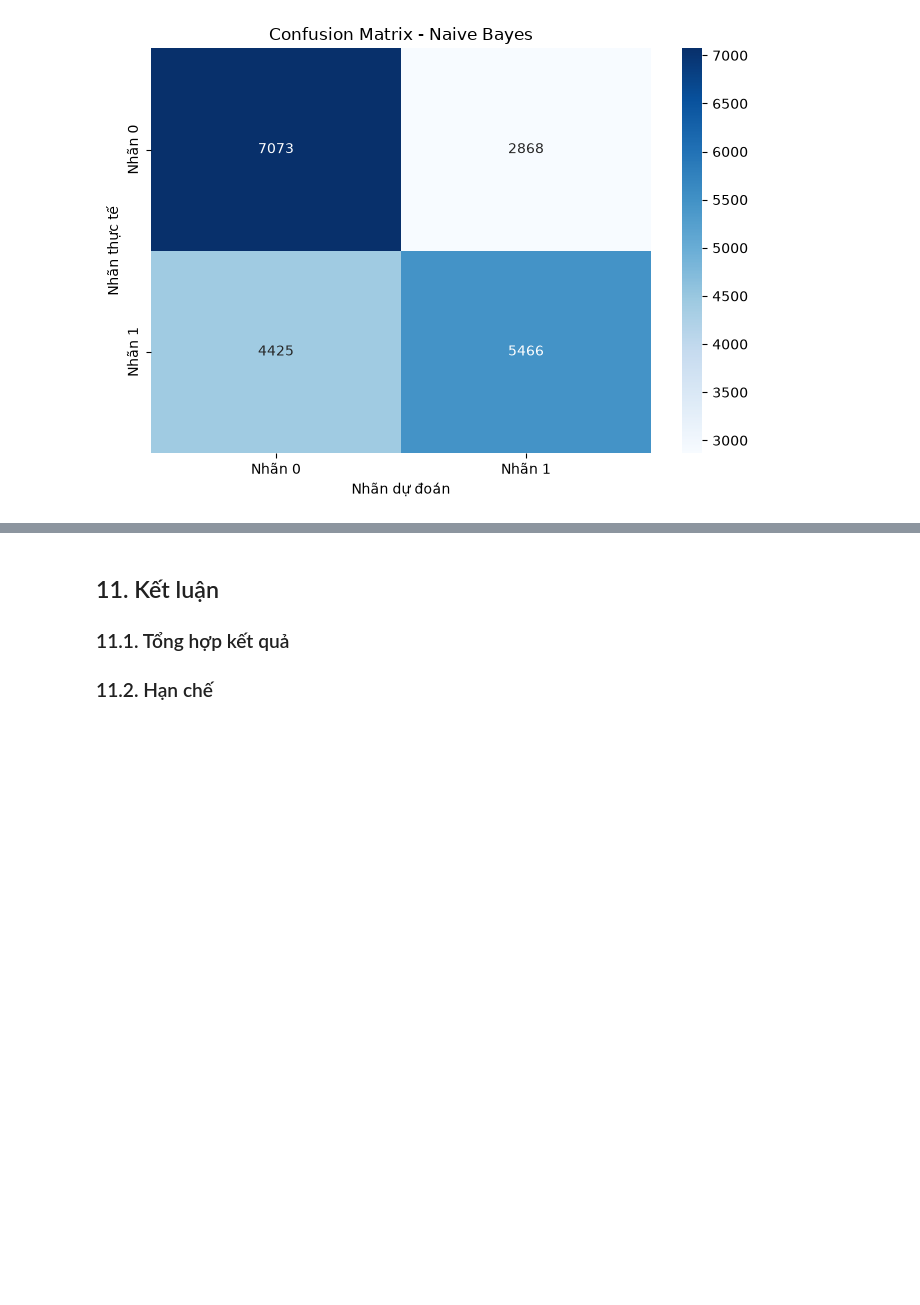
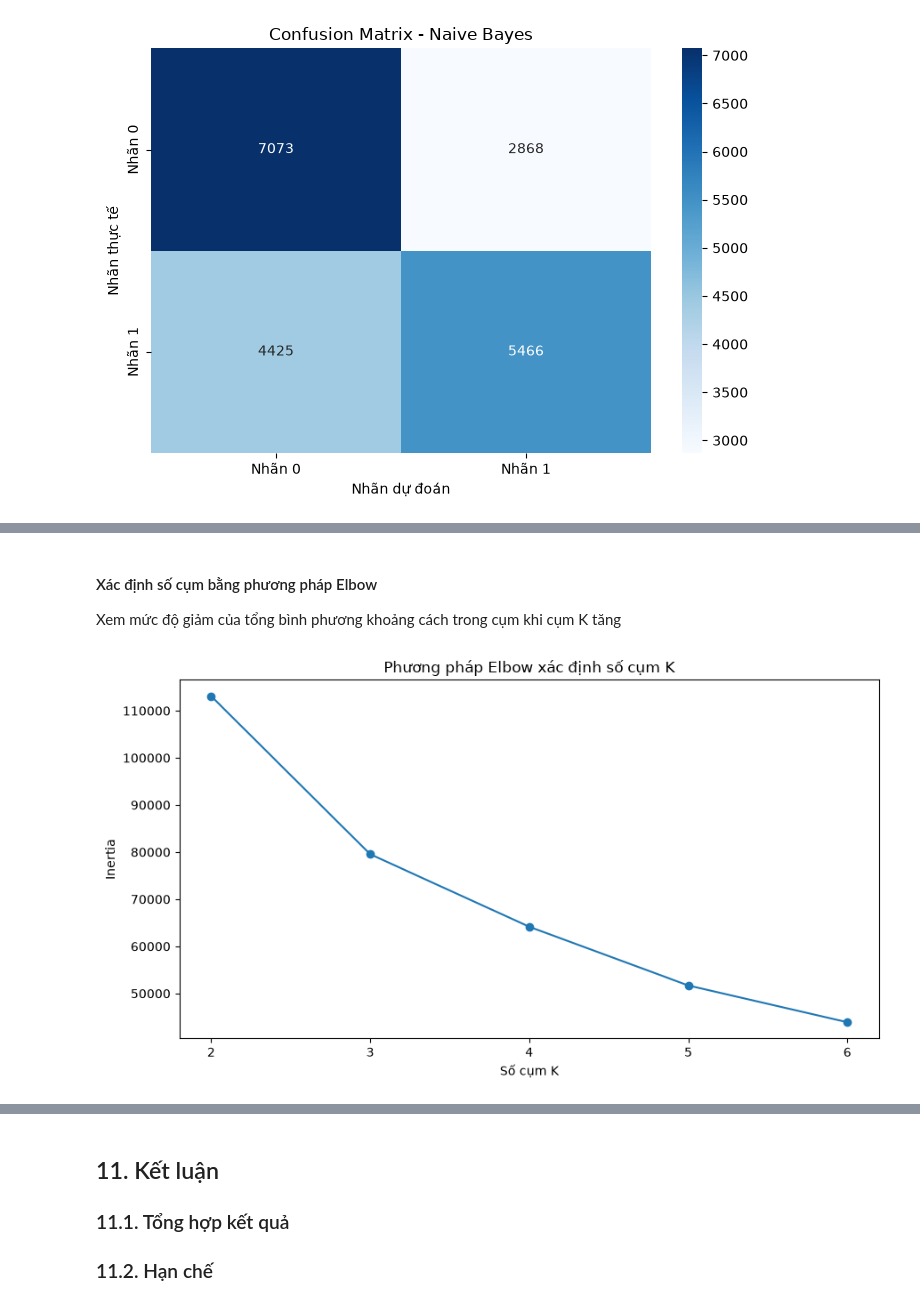
Before and after one commit to 1amBlake/apartment-rental-analysis-iuh, a Jupyter notebook: notebooks/apartment_retal_analysis.ipynb, the cells around one changed output, grey strips where cells are left out. Saved outputs shown, nothing was run; the diff lists cells and outputs as text; code cells hidden in the pictures; blank space fills up the shorter version.

```diff
--- a/notebooks/apartment_retal_analysis.ipynb
+++ b/notebooks/apartment_retal_analysis.ipynb
@@ -2030,0 +2076,37 @@ Nhìn chung, cả hai thuật toán đều thực hiện được bài toán ph
+# %% [markdown]
+#### Xác định số cụm bằng phương pháp Elbow
+Xem mức độ giảm của tổng bình phương khoảng cách trong cụm khi cụm K tăng
+# %%
+
+from sklearn.cluster import KMeans
+import matplotlib.pyplot as plt
+
+k_values = range(2, 7)
+inertias = []
+
+for k in k_values:
+    model = KMeans(
+        n_clusters=k,
+        random_state=42,
+        n_init=10
+    )
+    model.fit(X_kmeans)
+    inertias.append(model.inertia_)
+
+plt.figure(figsize=(9, 5))
+
+plt.plot(
+    list(k_values),
+    inertias,
+    marker="o"
+)
+
+plt.title("Phương pháp Elbow xác định số cụm K")
+plt.xlabel("Số cụm K")
+plt.ylabel("Inertia")
+plt.xticks(list(k_values))
+
+plt.tight_layout()
+plt.show()
+# %% [output]
+[figure, added]
```
Also changed, not shown: parts of 25 cells of this notebook.
